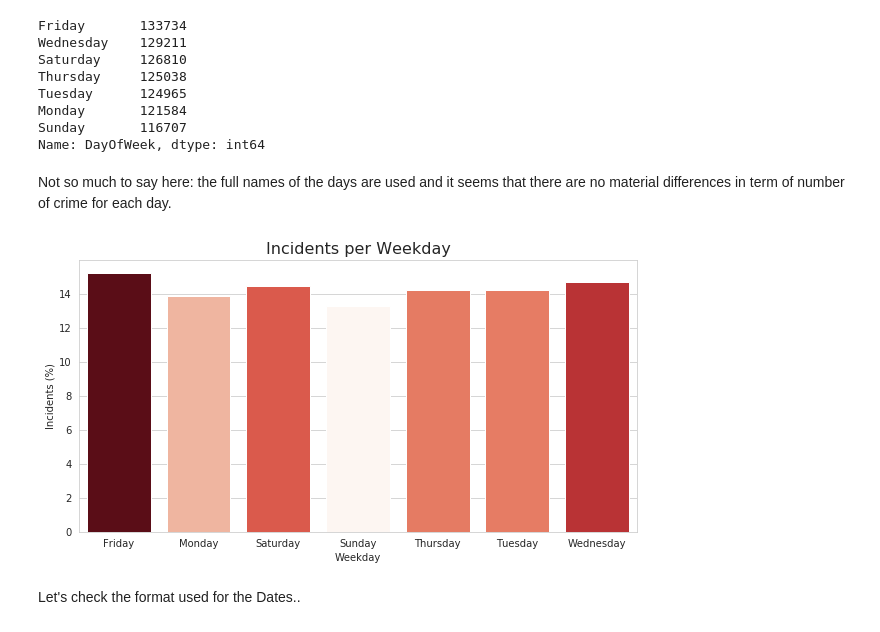
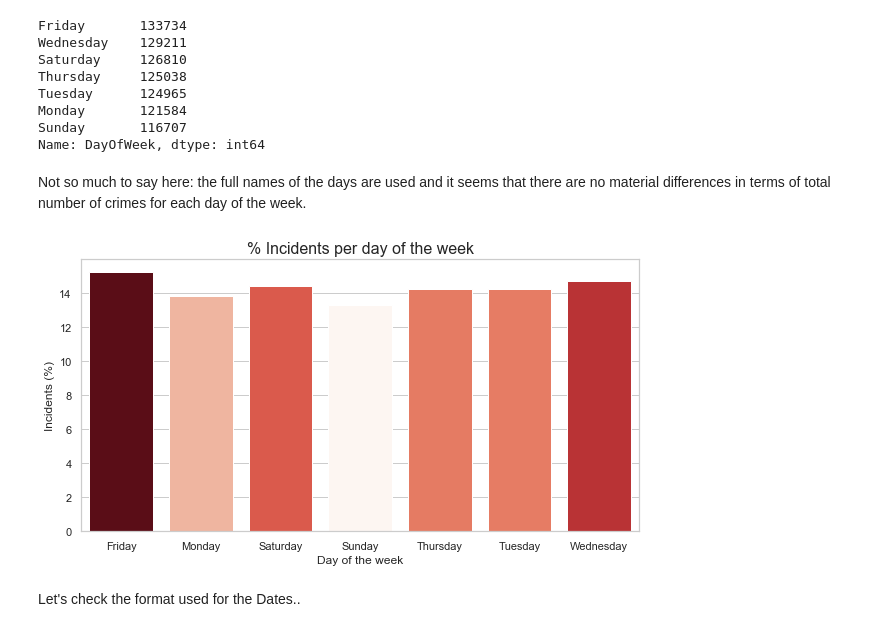
Before and after one commit to angelaiallonardi/SF-Crime-Multiclass-Classification, a Jupyter notebook: San Francisco Crime.ipynb, the cells around one changed output. Drawn from its saved outputs; the diff is of its cells as text; code cells hidden in the pictures.

```diff
--- a/San Francisco Crime.ipynb
+++ b/San Francisco Crime.ipynb
@@ -247,24 +198,24 @@ Monday       121584
 Sunday       116707
 Name: DayOfWeek, dtype: int64
 # %% [markdown]
-Not so much to say here: the full names of the days are used and it seems that there are no material differences in term of number of crime for each day.
+Not so much to say here: the full names of the days are used and it seems that there are no material differences in terms of total number of crimes for each day of the week.
 # %%
 from matplotlib import cm
 data = train_df.groupby('DayOfWeek').count().iloc[:, 0]
 plt.figure(figsize=(10, 5))
 with sns.axes_style("whitegrid"):
     ax = sns.barplot(
         data.index, (data.values / data.values.sum()) * 100,
         orient='v',
         palette=cm.ScalarMappable(cmap='Reds').to_rgba(data.values))
 
-plt.title('Incidents per Weekday', fontdict={'fontsize': 16})
-plt.xlabel('Weekday')
+plt.title('% Incidents per day of the week', fontdict={'fontsize': 16})
+plt.xlabel('Day of the week')
 plt.ylabel('Incidents (%)')
 
 plt.show()
 # %% [output]
-[figure, old version]
+[figure, new version]
 # %% [markdown]
 Let's check the format used for the Dates..
 # %%
```
Also changed, not shown: parts of 77 cells of this notebook.
